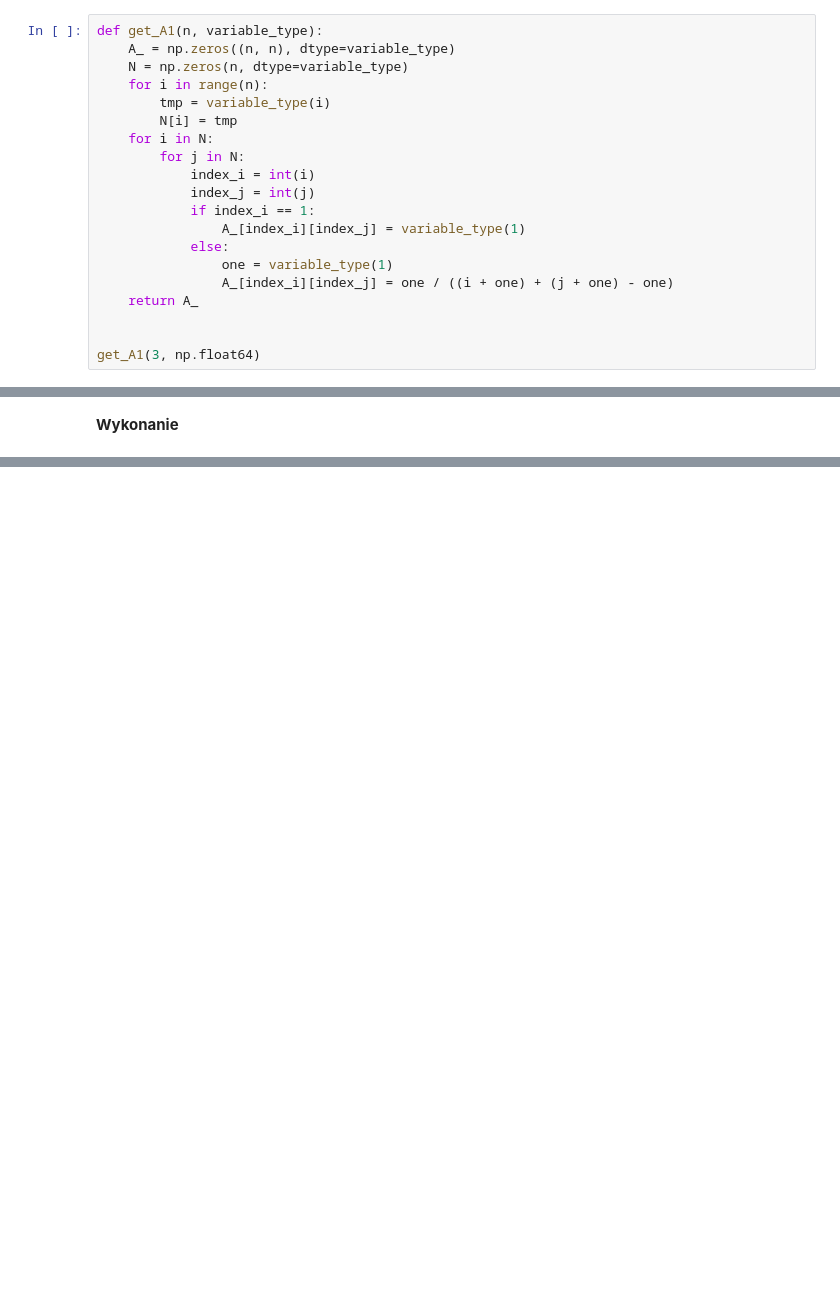
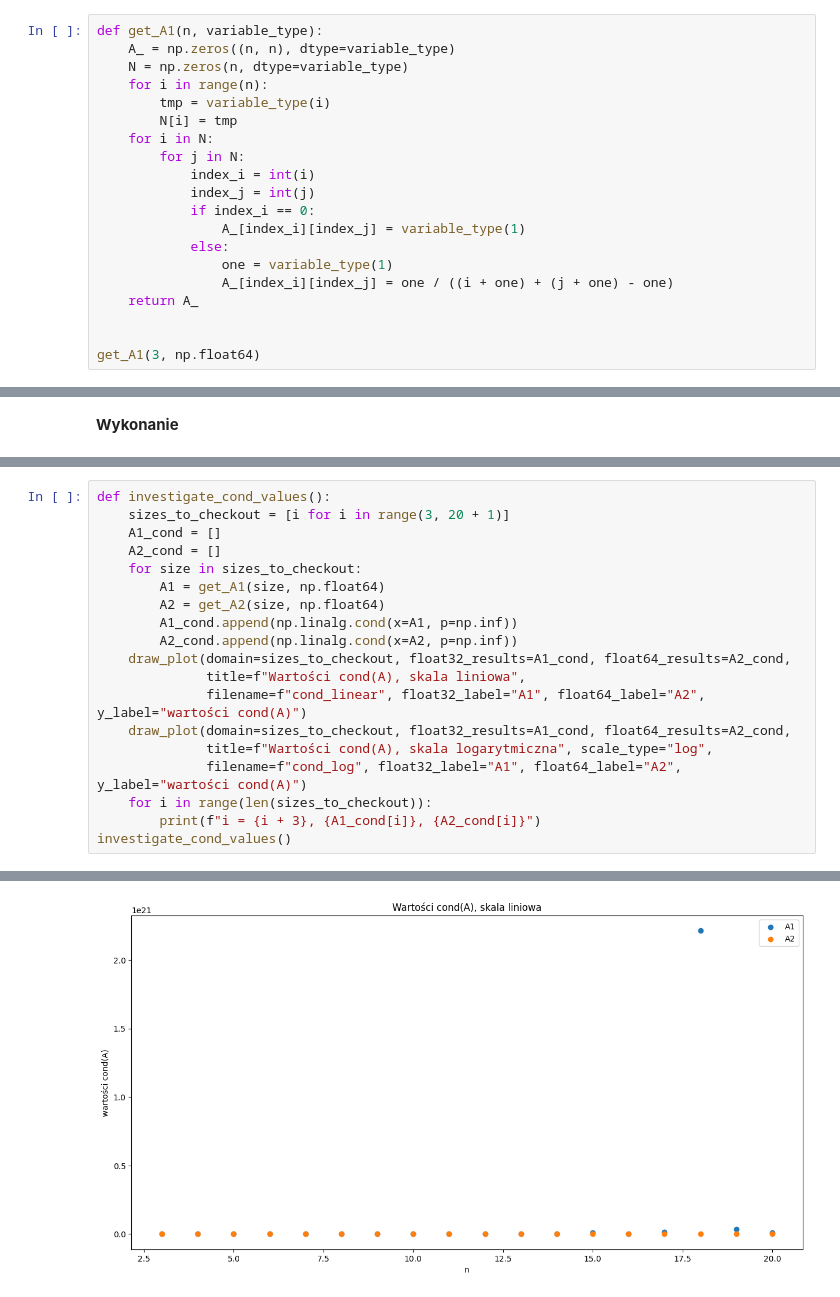
Before and after one commit to Uiskam/MOwNiT_V2, a Jupyter notebook: lab_9/Sulima_6.ipynb, the cells around one changed output, grey strips where cells are left out. Saved outputs shown, nothing was run; the diff lists cells and outputs as text; blank space fills up the shorter version.

```diff
--- a/lab_9/Sulima_6.ipynb
+++ b/lab_9/Sulima_6.ipynb
@@ -30,7 +28,7 @@ def get_A1(n, variable_type):
         for j in N:
             index_i = int(i)
             index_j = int(j)
-            if index_i == 1:
+            if index_i == 0:
                 A_[index_i][index_j] = variable_type(1)
             else:
                 one = variable_type(1)
@@ -201,0 +230,20 @@ asuufbasiufaefe get_A1
+# %%
+def investigate_cond_values():
+    sizes_to_checkout = [i for i in range(3, 20 + 1)]
+    A1_cond = []
+    A2_cond = []
+    for size in sizes_to_checkout:
+        A1 = get_A1(size, np.float64)
+        A2 = get_A2(size, np.float64)
+        A1_cond.append(np.linalg.cond(x=A1, p=np.inf))
+        A2_cond.append(np.linalg.cond(x=A2, p=np.inf))
+    draw_plot(domain=sizes_to_checkout, float32_results=A1_cond, float64_results=A2_cond,
+              title=f"Wartości cond(A), skala liniowa",
+              filename=f"cond_linear", float32_label="A1", float64_label="A2", y_label="wartości cond(A)")
+    draw_plot(domain=sizes_to_checkout, float32_results=A1_cond, float64_results=A2_cond,
+              title=f"Wartości cond(A), skala logarytmiczna", scale_type="log",
+              filename=f"cond_log", float32_label="A1", float64_label="A2", y_label="wartości cond(A)")
+    for i in range(len(sizes_to_checkout)):
+        print(f"i = {i + 3}, {A1_cond[i]}, {A2_cond[i]}")
+investigate_cond_values()
+# %% [output]
@@ -201,0 +268 @@ asuufbasiufaefe get_A1
+[figure, added]
```
Also changed, not shown: parts of 8 cells of this notebook, 1 other file.
